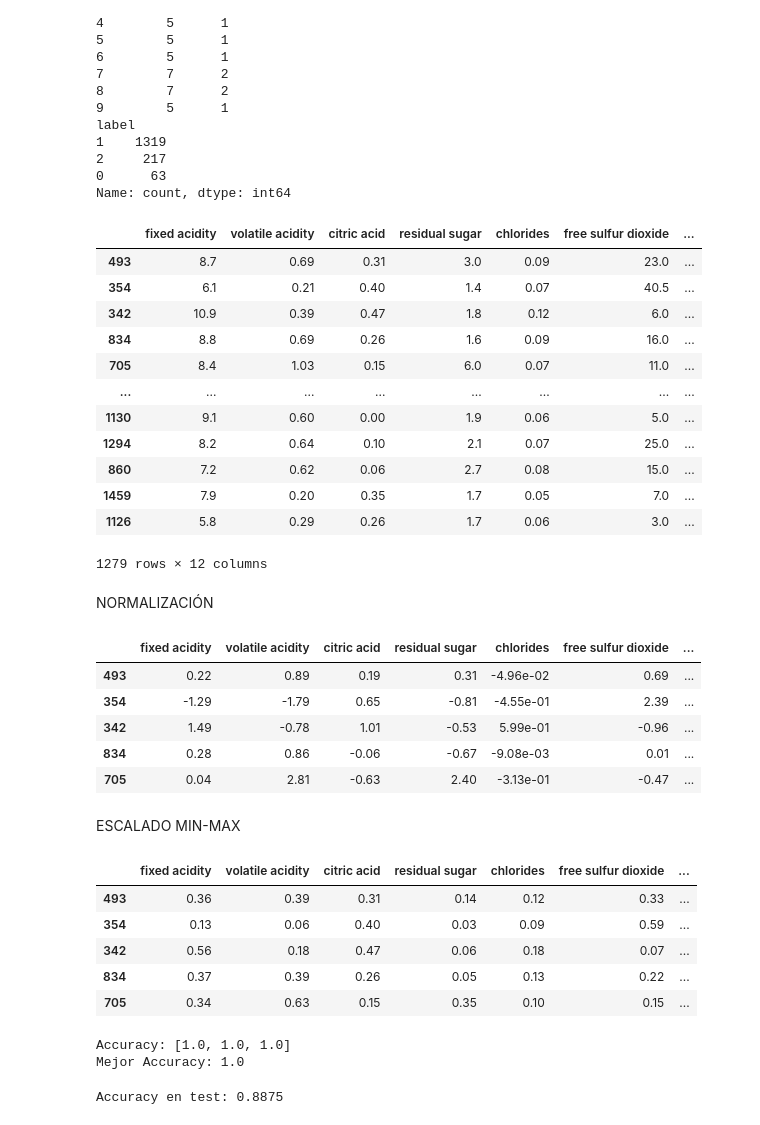
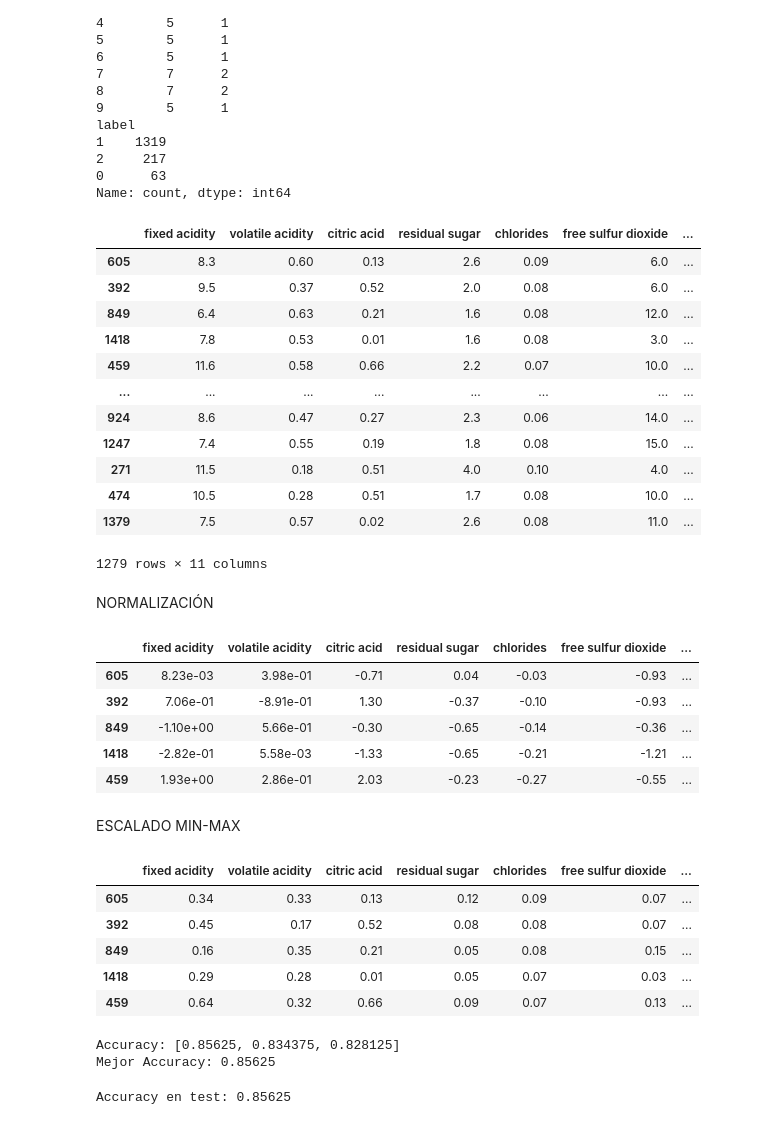
Before and after one commit to 4GeeksAcademy/ginappedrosa-ML-knn-wine_quality, a Jupyter notebook: src/explore.ipynb, the cells around one changed output. Cells and saved outputs as stored; diff of their text form; code cells hidden in the pictures.

```diff
--- a/src/explore.ipynb
+++ b/src/explore.ipynb
@@ -144,50 +144,51 @@ Name: count, dtype: int64
 # %%
 num_variables = [
   "fixed acidity",
   "volatile acidity",
   "citric acid",
   "residual sugar",
   "chlorides",
   "free sulfur dioxide",
   "total sulfur dioxide",
   "density",
   "pH",
   "sulphates",
   "alcohol",
-  "quality",
   ]
 
 
 X = total_data.drop("label", axis = 1)[num_variables]
 y = total_data["label"]
-X_train, X_test, y_train, y_test = train_test_split(X, y, test_size = 0.2, random_state = 42)
+X_train, X_test, y_train, y_test = train_test_split(X, y, test_size = 0.2, random_state = 20)
 
 
 X_train
 # %% [output]
 |  | fixed acidity | volatile acidity | citric acid | residual sugar | chlorides | free sulfur dioxide | ... |
-| 493 | 8.7 | 0.69 | 0.31 | 3.0 | 0.09 | 23.0 | ... |
-| 354 | 6.1 | 0.21 | 0.40 | 1.4 | 0.07 | 40.5 | ... |
-| 342 | 10.9 | 0.39 | 0.47 | 1.8 | 0.12 | 6.0 | ... |
-| 834 | 8.8 | 0.69 | 0.26 | 1.6 | 0.09 | 16.0 | ... |
-| 705 | 8.4 | 1.03 | 0.15 | 6.0 | 0.07 | 11.0 | ... |
+| 605 | 8.3 | 0.60 | 0.13 | 2.6 | 0.09 | 6.0 | ... |
+| 392 | 9.5 | 0.37 | 0.52 | 2.0 | 0.08 | 6.0 | ... |
+| 849 | 6.4 | 0.63 | 0.21 | 1.6 | 0.08 | 12.0 | ... |
+| 1418 | 7.8 | 0.53 | 0.01 | 1.6 | 0.08 | 3.0 | ... |
+| 459 | 11.6 | 0.58 | 0.66 | 2.2 | 0.07 | 10.0 | ... |
 | ... | ... | ... | ... | ... | ... | ... | ... |
-| 1130 | 9.1 | 0.60 | 0.00 | 1.9 | 0.06 | 5.0 | ... |
-| 1294 | 8.2 | 0.64 | 0.10 | 2.1 | 0.07 | 25.0 | ... |
-| 860 | 7.2 | 0.62 | 0.06 | 2.7 | 0.08 | 15.0 | ... |
-| 1459 | 7.9 | 0.20 | 0.35 | 1.7 | 0.05 | 7.0 | ... |
-| 1126 | 5.8 | 0.29 | 0.26 | 1.7 | 0.06 | 3.0 | ... |
+| 924 | 8.6 | 0.47 | 0.27 | 2.3 | 0.06 | 14.0 | ... |
+| 1247 | 7.4 | 0.55 | 0.19 | 1.8 | 0.08 | 15.0 | ... |
+| 271 | 11.5 | 0.18 | 0.51 | 4.0 | 0.10 | 4.0 | ... |
+| 474 | 10.5 | 0.28 | 0.51 | 1.7 | 0.08 | 10.0 | ... |
+| 1379 | 7.5 | 0.57 | 0.02 | 2.6 | 0.08 | 11.0 | ... |
-1279 rows × 12 columns
+1279 rows × 11 columns
 # %% [markdown]
 NORMALIZACIÓN
 # %%
 import pickle
+from sklearn.preprocessing import StandardScaler
+
 
 normalizador = StandardScaler()
 normalizador.fit(X_train)
 X_train_norm = normalizador.transform(X_train)
+X_train_norm = pd.DataFrame(X_train_norm, index = X_train.index, columns = num_variables)
 
-X_train_norm = pd.DataFrame(X_train_norm, index = X_train.index, columns = num_variables)
 X_test_norm = normalizador.transform(X_test)
 X_test_norm = pd.DataFrame(X_test_norm, index = X_test.index, columns = num_variables)
 
@@ -195,11 +196,11 @@ X_test_norm = pd.DataFrame(X_test_norm, index = X_test.index, columns = num_vari
 X_train_norm.head()
 # %% [output]
 |  | fixed acidity | volatile acidity | citric acid | residual sugar | chlorides | free sulfur dioxide | ... |
-| 493 | 0.22 | 0.89 | 0.19 | 0.31 | -4.96e-02 | 0.69 | ... |
-| 354 | -1.29 | -1.79 | 0.65 | -0.81 | -4.55e-01 | 2.39 | ... |
-| 342 | 1.49 | -0.78 | 1.01 | -0.53 | 5.99e-01 | -0.96 | ... |
-| 834 | 0.28 | 0.86 | -0.06 | -0.67 | -9.08e-03 | 0.01 | ... |
-| 705 | 0.04 | 2.81 | -0.63 | 2.40 | -3.13e-01 | -0.47 | ... |
+| 605 | 8.23e-03 | 3.98e-01 | -0.71 | 0.04 | -0.03 | -0.93 | ... |
+| 392 | 7.06e-01 | -8.91e-01 | 1.30 | -0.37 | -0.10 | -0.93 | ... |
+| 849 | -1.10e+00 | 5.66e-01 | -0.30 | -0.65 | -0.14 | -0.36 | ... |
+| 1418 | -2.82e-01 | 5.58e-03 | -1.33 | -0.65 | -0.21 | -1.21 | ... |
+| 459 | 1.93e+00 | 2.86e-01 | 2.03 | -0.23 | -0.27 | -0.55 | ... |
 # %% [markdown]
 ESCALADO MIN-MAX
 # %%
@@ -217,11 +218,11 @@ X_test_scal = pd.DataFrame(X_test_scal, index = X_test.index, columns = num_vari
 X_train_scal.head()
 # %% [output]
 |  | fixed acidity | volatile acidity | citric acid | residual sugar | chlorides | free sulfur dioxide | ... |
-| 493 | 0.36 | 0.39 | 0.31 | 0.14 | 0.12 | 0.33 | ... |
-| 354 | 0.13 | 0.06 | 0.40 | 0.03 | 0.09 | 0.59 | ... |
-| 342 | 0.56 | 0.18 | 0.47 | 0.06 | 0.18 | 0.07 | ... |
-| 834 | 0.37 | 0.39 | 0.26 | 0.05 | 0.13 | 0.22 | ... |
-| 705 | 0.34 | 0.63 | 0.15 | 0.35 | 0.10 | 0.15 | ... |
+| 605 | 0.34 | 0.33 | 0.13 | 0.12 | 0.09 | 0.07 | ... |
+| 392 | 0.45 | 0.17 | 0.52 | 0.08 | 0.08 | 0.07 | ... |
+| 849 | 0.16 | 0.35 | 0.21 | 0.05 | 0.08 | 0.15 | ... |
+| 1418 | 0.29 | 0.28 | 0.01 | 0.05 | 0.07 | 0.03 | ... |
+| 459 | 0.64 | 0.32 | 0.66 | 0.09 | 0.07 | 0.13 | ... |
 # %%
 X_train.to_excel("/workspaces/ginappedrosa-ML-knn-wine_quality/data/processed/X_train.xlsx", index = False)
 X_train_norm.to_excel("/workspaces/ginappedrosa-ML-knn-wine_quality/data/processed/X_train__norm.xlsx", index = False)
@@ -250,23 +251,22 @@ for dataset in [
     X_train_scal,
 ]:
     model = KNeighborsClassifier(
-        n_neighbors=5,
+        n_neighbors=20,
         metric='euclidean',
         weights='distance',
 )
     model.fit(dataset, y_train)
-    y_pred = model.predict(dataset)
-    accuracy = accuracy_score(y_train, y_pred)
-    accuracy_results.append(accuracy_score(y_train, y_pred))
+    y_pred = model.predict(X_test)
+    accuracy_results.append(accuracy_score(y_test, y_pred))
 
 print("Accuracy:", accuracy_results)
 print("Mejor Accuracy:", max(accuracy_results))
 # %% [output]
-Accuracy: [1.0, 1.0, 1.0]
-Mejor Accuracy: 1.0
+Accuracy: [0.85625, 0.834375, 0.828125]
+Mejor Accuracy: 0.85625
 # %%
 model = KNeighborsClassifier(
-        n_neighbors=5,
+        n_neighbors=20,
         metric='euclidean',
         weights='distance',
 )
@@ -276,7 +276,7 @@ y_pred_test = model.predict(X_test)
 accuracy = accuracy_score(y_test, y_pred_test)
 print("Accuracy en test:", accuracy)
 # %% [output]
-Accuracy en test: 0.8875
+Accuracy en test: 0.85625
 # %%
 from sklearn.metrics import confusion_matrix, classification_report
 import matplotlib.pyplot as plt
```
Also changed, not shown: parts of 4 cells of this notebook, 10 other files.
